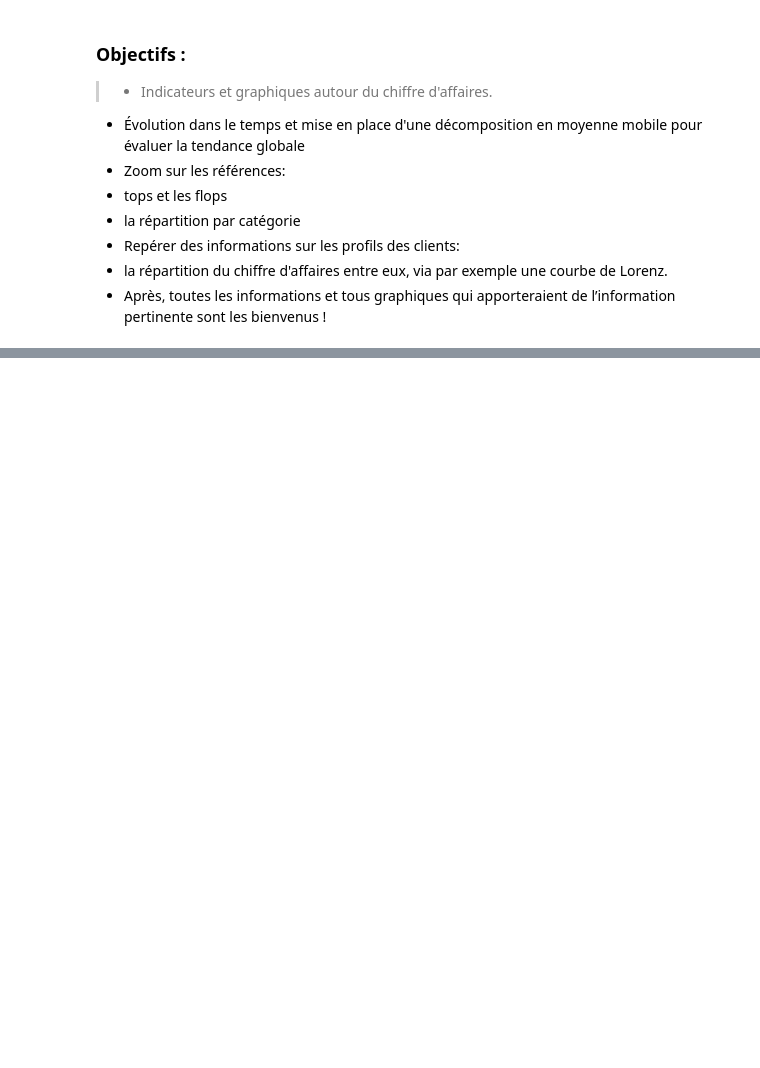
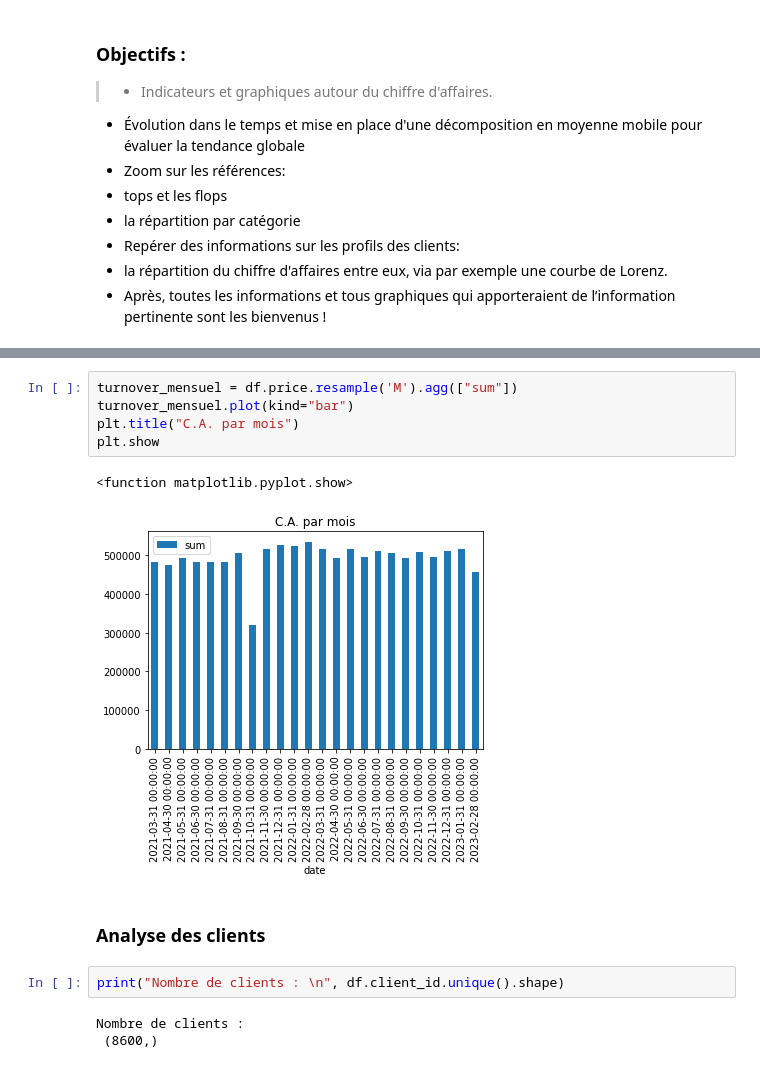
Before and after one commit to Valeeew/Analyze-bookstore-sales, a Jupyter notebook: Turnover_analyze.ipynb, the cells around one changed output, grey strips where cells are left out. Cells and saved outputs as stored; diff of their text form; blank space fills up the shorter version.

```diff
--- a/Turnover_analyze.ipynb
+++ b/Turnover_analyze.ipynb
@@ -56,0 +83,15 @@ df
+# %%
+turnover_mensuel = df.price.resample('M').agg(["sum"])
+turnover_mensuel.plot(kind="bar")
+plt.title("C.A. par mois")
+plt.show
+# %% [output]
+<function matplotlib.pyplot.show>
+[figure, added]
+# %% [markdown]
+### Analyse des clients
+# %%
+print("Nombre de clients : \n", df.client_id.unique().shape)
+# %% [output]
+Nombre de clients :
+ (8600,)
```
Also changed, not shown: parts of 15 cells of this notebook.
